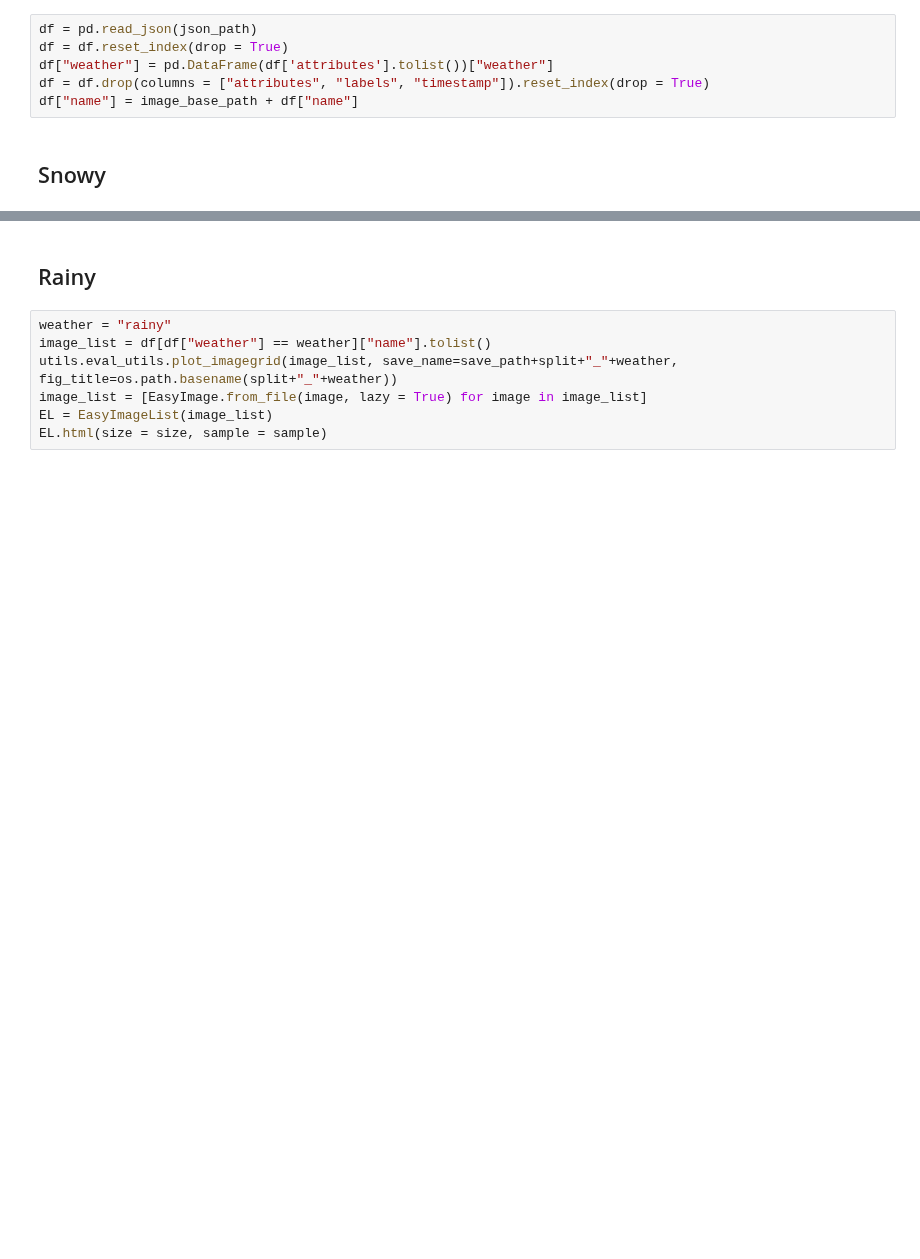
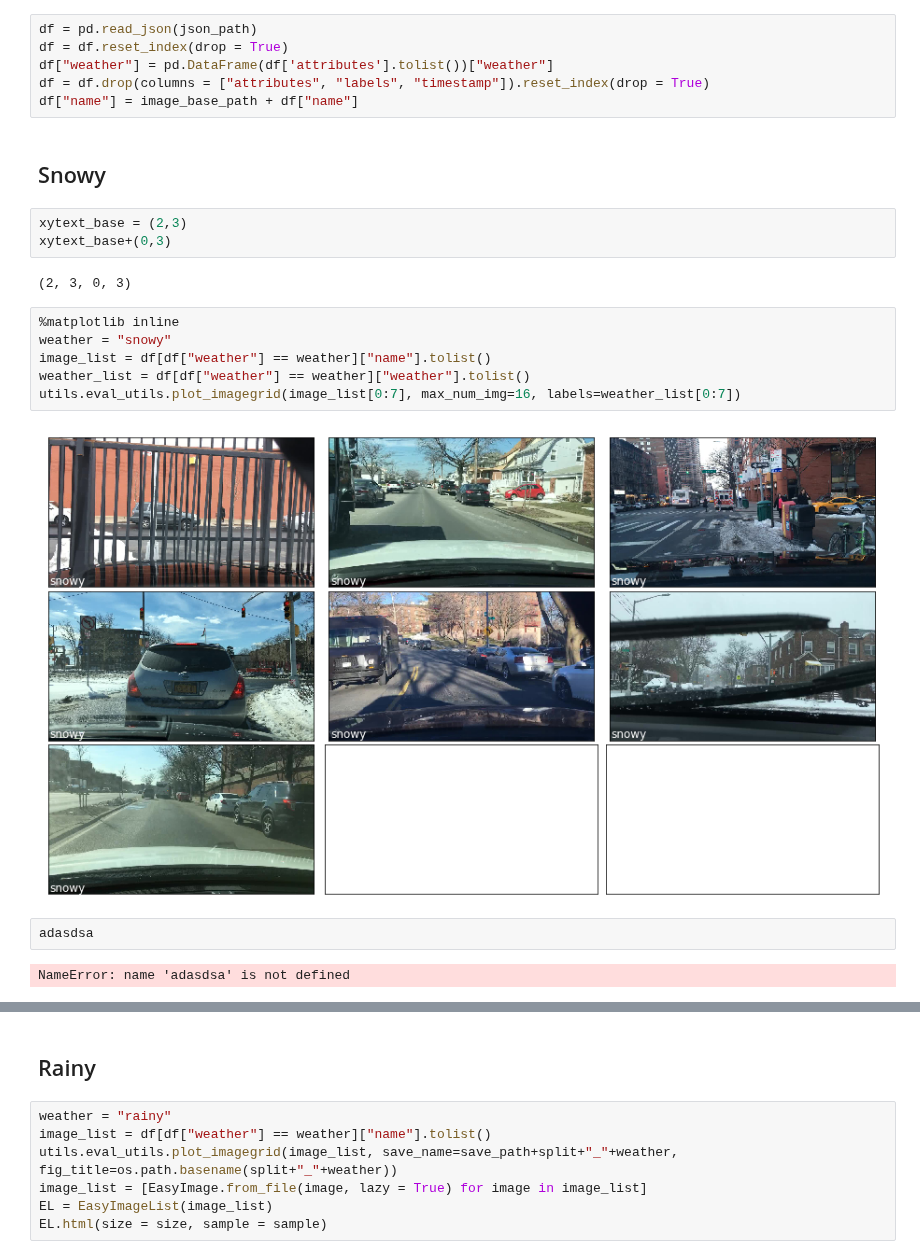
Before and after one commit to tillvolkmann/night-drive, a Jupyter notebook: analysis/display_sample_images_by_weather.ipynb, the cells around one changed output, grey strips where cells are left out. Cells and saved outputs as stored; diff of their text form; blank space fills up the shorter version.

```diff
--- a/analysis/display_sample_images_by_weather.ipynb
+++ b/analysis/display_sample_images_by_weather.ipynb
@@ -27,6 +27,23 @@ df = df.drop(columns = ["attributes", "labels", "timestamp"]).reset_index(drop =
 df["name"] = image_base_path + df["name"]
 # %% [markdown]
 ## Snowy
+# %%
+xytext_base = (2,3)
+xytext_base+(0,3)
+# %% [output]
+(2, 3, 0, 3)
+# %%
+%matplotlib inline
+weather = "snowy"
+image_list = df[df["weather"] == weather]["name"].tolist()
+weather_list = df[df["weather"] == weather]["weather"].tolist()
+utils.eval_utils.plot_imagegrid(image_list[0:7], max_num_img=16, labels=weather_list[0:7])
+# %% [output]
+[figure, added]
+# %%
+adasdsa
+# %% [output]
+NameError: name 'adasdsa' is not defined
 # %%
 weather = "snowy"
 image_list = df[df["weather"] == weather]["name"].tolist()
```
Also changed, not shown: parts of 1 cell of this notebook, 20 other files.
